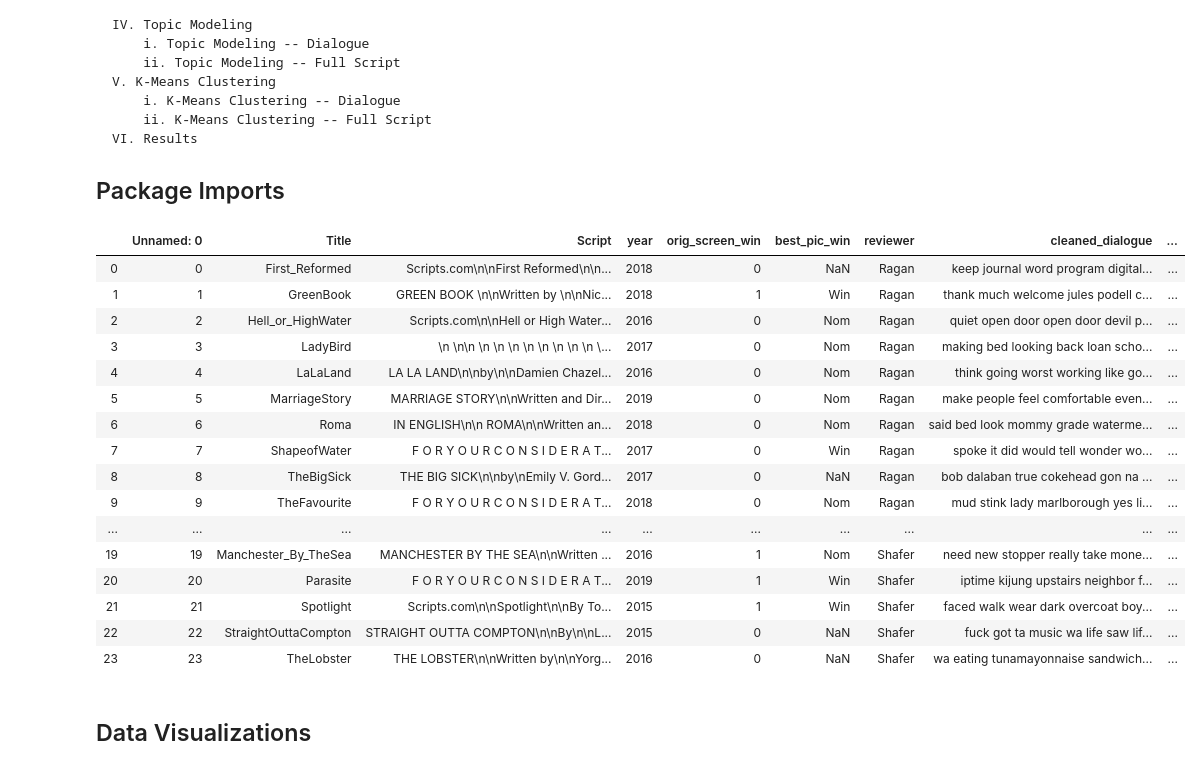
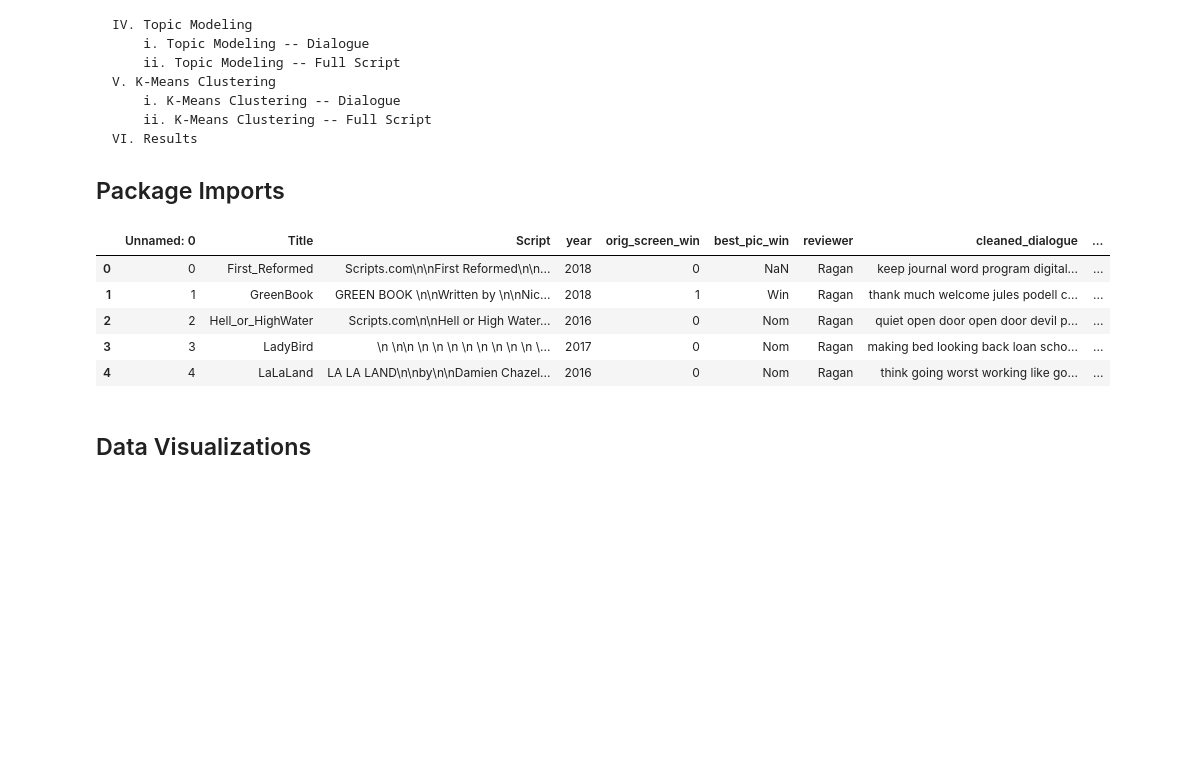
Before and after one commit to carousallie/nlp_movie_script_project, a Jupyter notebook: NLP_Project_Analysis----AR.ipynb, the cells around one changed output. Cells and saved outputs as stored; diff of their text form; code cells hidden in the pictures; blank space fills up the shorter version.

```diff
--- a/NLP_Project_Analysis----AR.ipynb
+++ b/NLP_Project_Analysis----AR.ipynb
@@ -50,25 +50,14 @@ from afinn import Afinn
 # %%
 # Read in .csv to dataframe
 
 movies_df = pd.read_csv('./movies_df.csv')
-movies_df
+movies_df.head()
 # %% [output]
 |  | Unnamed: 0 | Title | Script | year | orig_screen_win | best_pic_win | reviewer | cleaned_dialogue | ... |
 | 0 | 0 | First_Reformed | Scripts.com\n\nFirst Reformed\n\n... | 2018 | 0 | NaN | Ragan | keep journal word program digital... | ... |
 | 1 | 1 | GreenBook | GREEN BOOK \n\nWritten by \n\nNic... | 2018 | 1 | Win | Ragan | thank much welcome jules podell c... | ... |
 | 2 | 2 | Hell_or_HighWater | Scripts.com\n\nHell or High Water... | 2016 | 0 | Nom | Ragan | quiet open door open door devil p... | ... |
 | 3 | 3 | LadyBird | \n \n\n \n \n \n \n \n \n \n \n \... | 2017 | 0 | Nom | Ragan | making bed looking back loan scho... | ... |
 | 4 | 4 | LaLaLand | LA LA LAND\n\nby\n\nDamien Chazel... | 2016 | 0 | Nom | Ragan | think going worst working like go... | ... |
-| 5 | 5 | MarriageStory | MARRIAGE STORY\n\nWritten and Dir... | 2019 | 0 | Nom | Ragan | make people feel comfortable even... | ... |
-| 6 | 6 | Roma | IN ENGLISH\n\n ROMA\n\nWritten an... | 2018 | 0 | Nom | Ragan | said bed look mommy grade waterme... | ... |
-| 7 | 7 | ShapeofWater | F O R Y O U R C O N S I D E R A T... | 2017 | 0 | Win | Ragan | spoke it did would tell wonder wo... | ... |
-| 8 | 8 | TheBigSick | THE BIG SICK\n\nby\nEmily V. Gord... | 2017 | 0 | NaN | Ragan | bob dalaban true cokehead gon na ... | ... |
-| 9 | 9 | TheFavourite | F O R Y O U R C O N S I D E R A T... | 2018 | 0 | Nom | Ragan | mud stink lady marlborough yes li... | ... |
-| ... | ... | ... | ... | ... | ... | ... | ... | ... | ... |
-| 19 | 19 | Manchester_By_TheSea | MANCHESTER BY THE SEA\n\nWritten ... | 2016 | 1 | Nom | Shafer | need new stopper really take mone... | ... |
-| 20 | 20 | Parasite | F O R Y O U R C O N S I D E R A T... | 2019 | 1 | Win | Shafer | iptime kijung upstairs neighbor f... | ... |
-| 21 | 21 | Spotlight | Scripts.com\n\nSpotlight\n\nBy To... | 2015 | 1 | Win | Shafer | faced walk wear dark overcoat boy... | ... |
-| 22 | 22 | StraightOuttaCompton | STRAIGHT OUTTA COMPTON\n\nBy\n\nL... | 2015 | 0 | NaN | Shafer | fuck got ta music wa life saw lif... | ... |
-| 23 | 23 | TheLobster | THE LOBSTER\n\nWritten by\n\nYorg... | 2016 | 0 | NaN | Shafer | wa eating tunamayonnaise sandwich... | ... |
 # %% [markdown]
 ## Data Visualizations
```
Also changed, not shown: parts of 28 cells of this notebook, 2 other files.
